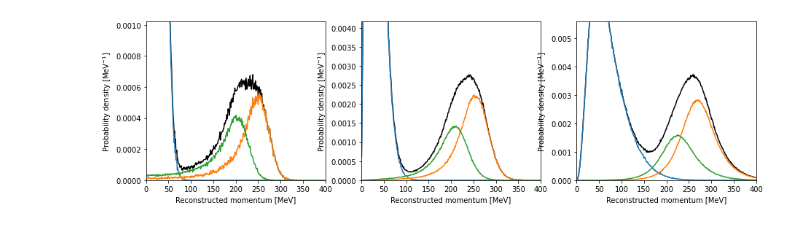
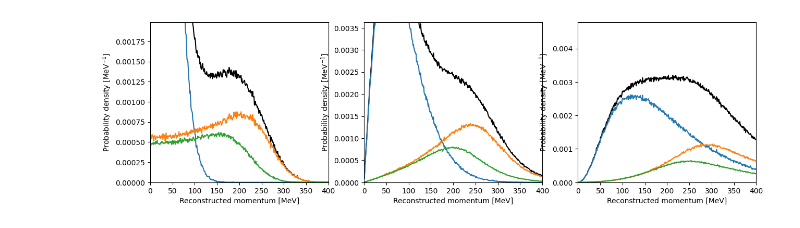
Before and after one commit to Moore-Lab/decay_analysis, a Jupyter notebook: expected_spectrum.ipynb, the cells around one changed output. Cells and saved outputs as stored; diff of their text form; code cells hidden in the pictures.

```diff
--- a/expected_spectrum.ipynb
+++ b/expected_spectrum.ipynb
@@ -6,20 +6,20 @@ import bead_utils as bu
 # %%
 importlib.reload(bu)
 
 noise = 30
 ## equal noise
-noise_vals = [20, 30, 70]
+noise_vals = [40, 90, 200]
 
 exp_bins, epdf_ndof = bu.calc_expected_spectrum(noise_vals, docut=True, make_plots=True)
 
 #ndof = [1,2,3]
 #plt.figure()
 #for n,epdf in zip(ndof, epdf_ndof):
 #    plt.plot(exp_bins, epdf, label="DOF = %d"%n)
 
 #plt.xlabel("Reconstructed momentum [MeV]")
 #plt.ylabel("Probability density [MeV$^{-1}$]")
 #plt.xlim(0,500)
 #plt.legend()
 # %% [output]
-[figure, old version]
+[figure, new version]
```
Also changed, not shown: 6 other files.
